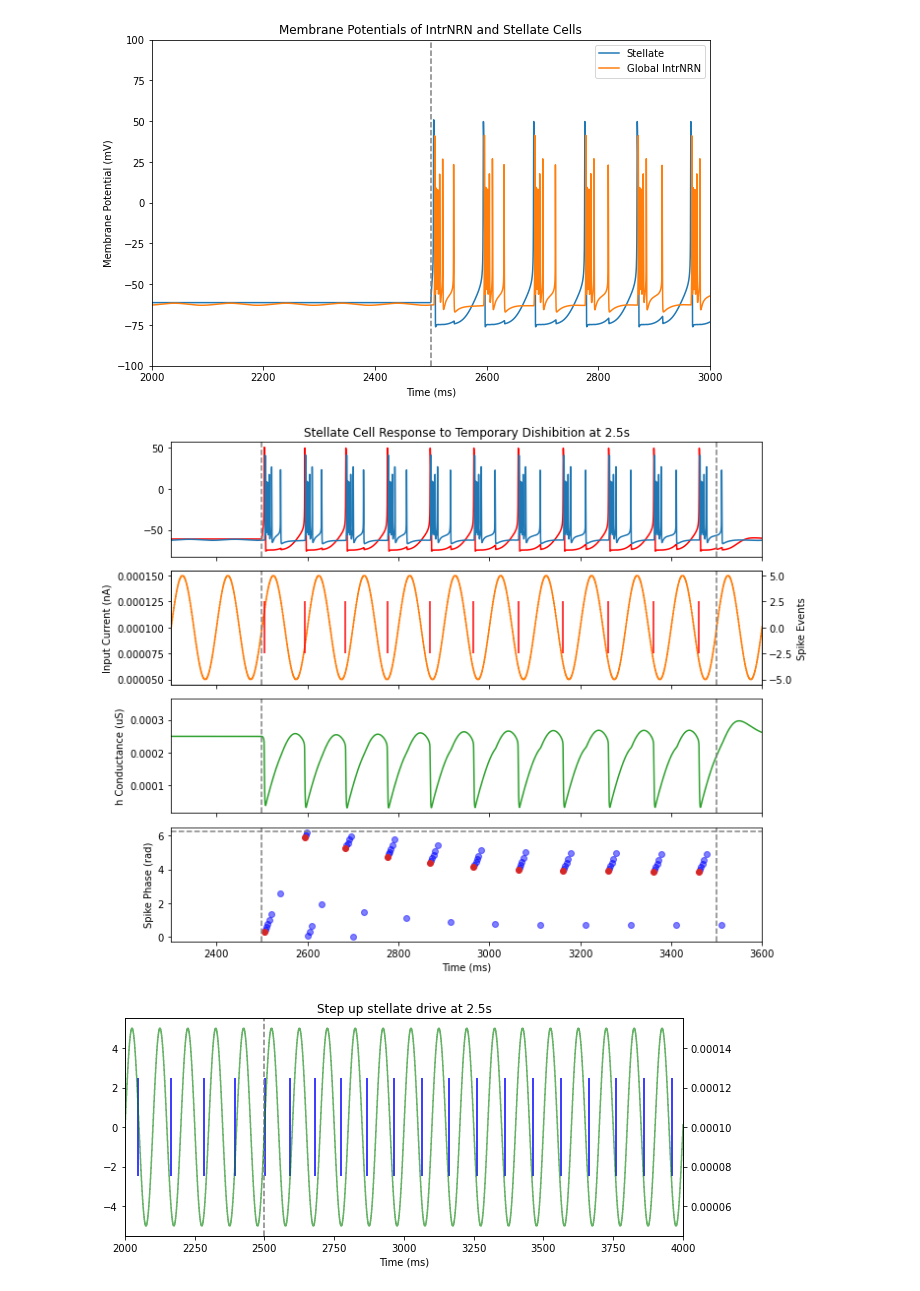
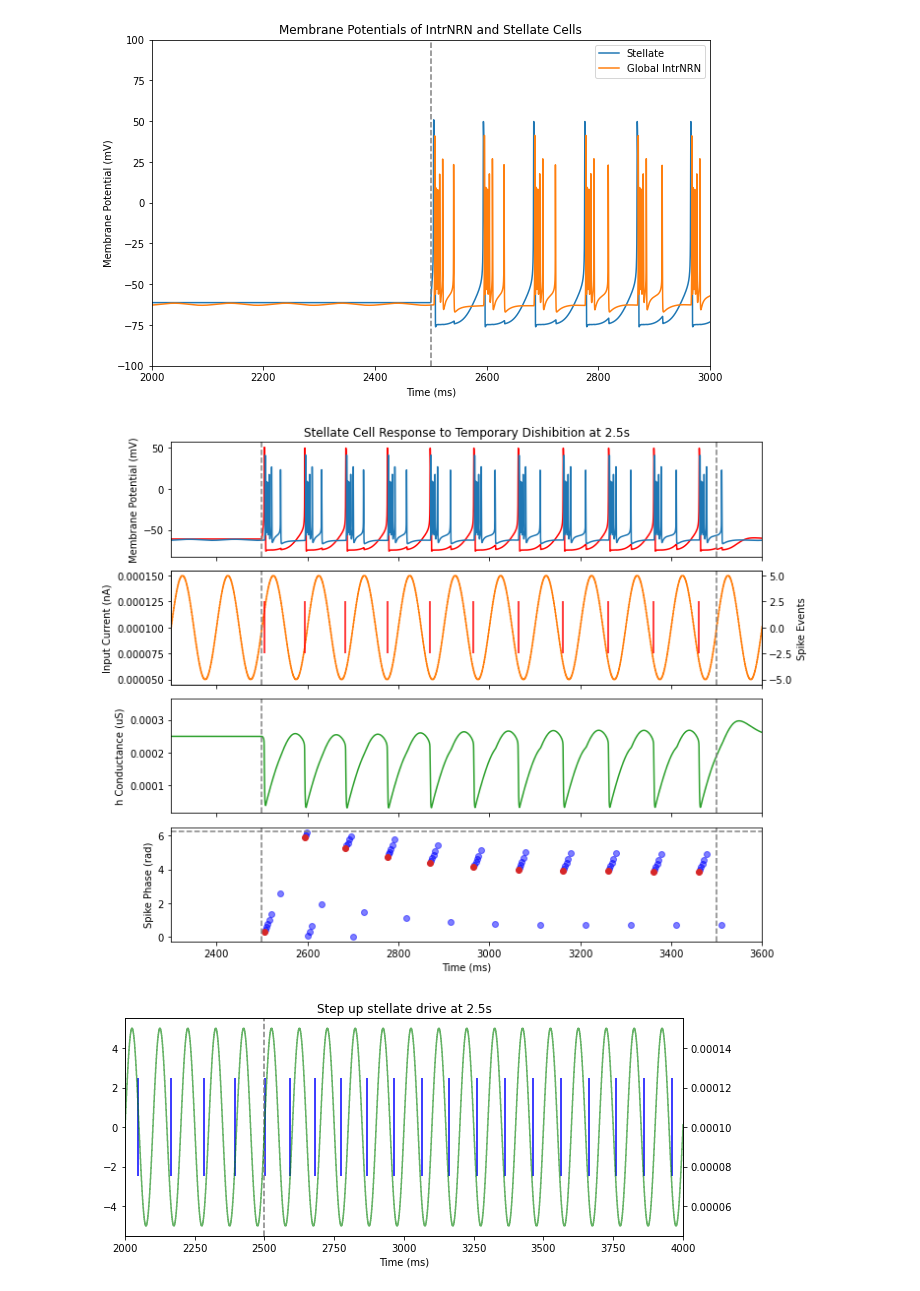
Before and after one commit to tiny-infinity/GridCellsTheta, a Jupyter notebook: amitabha_bose.ipynb, the cells around one changed output. Drawn from its saved outputs; the diff is of its cells as text; code cells hidden in the pictures.

```diff
--- a/amitabha_bose.ipynb
+++ b/amitabha_bose.ipynb
@@ -117,34 +117,35 @@ ax01 = ax[1].twinx()
 ax[0].plot(time, stellate_v, color='r',label='Stellate')
 ax[0].plot(time, global_intrnrn_v, label='Global IntrNRN')
 ax[1].plot(time,i_theta.to_python(), color='C1', label='Theta Input Current')
 ax01.eventplot(spike_times_stell, lineoffsets=0, colors='r', linelengths=5, label='Stellate Spikes')
 ax[2].plot(time,stellate_gh_vec.to_python(), color='C2', label='h Conductance')
 ax[3].plot(spike_times_intrnrn.to_python(), intrnrn_spike_phases, 'o', color='blue', label='IntrNRN Spike Phases',alpha=0.5)
 ax[3].plot(spike_times_stell.to_python(), stell_spike_phases, 'o', color='C3', label='Spike Phases')
 ax[0].axvline(x=2500, color='gray', linestyle='--')
 ax[1].axvline(x=2500, color='gray', linestyle='--')
 ax[2].axvline(x=2500, color='gray', linestyle='--')
 ax[3].axvline(x=2500, color='gray', linestyle='--')
 ax[0].axvline(x=3500, color='gray', linestyle='--')
 ax[1].axvline(x=3500, color='gray', linestyle='--')
 ax[2].axvline(x=3500, color='gray', linestyle='--')
 ax[3].axvline(x=3500, color='gray', linestyle='--')
 ax[0].set_xlim(2300,3600)
 ax[1].set_xlim(2300,3600)
 ax[2].set_xlim(2300,3600)
 ax[3].set_xlim(2300,3600)
 ax[3].axhline(y=2*np.pi, color='gray', linestyle='--')
+ax[0].set_ylabel('Membrane Potential (mV)')
 ax[3].set_xlabel('Time (ms)')
 ax[1].set_ylabel('Input Current (nA)')
 ax01.set_ylabel('Spike Events')
 ax[2].set_ylabel('h Conductance (uS)')
 ax[3].set_ylabel('Spike Phase (rad)')
 ax[0].set_title('Stellate Cell Response to Temporary Dishibition at 2.5s')
 plt.tight_layout()
 plt.savefig('stellate_response_short_1.png', dpi=300)
 plt.show()
 # %% [output]
-[figure, old version]
+[figure, new version]
 # %%
 fig, ax = plt.subplots(figsize=(10, 4))
 ax1 = ax.twinx()
```
Also changed, not shown: 1 other file.
